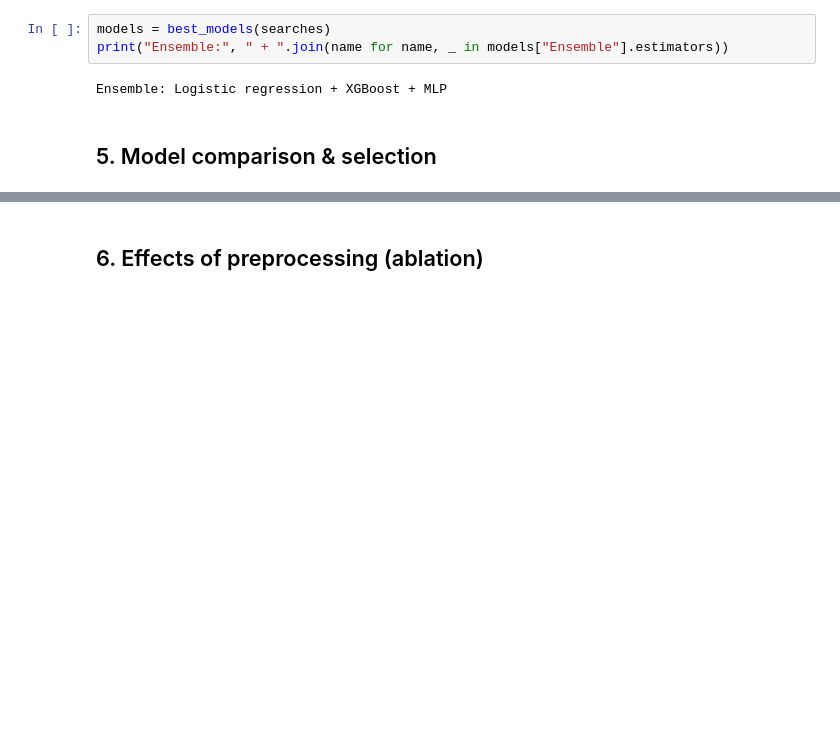
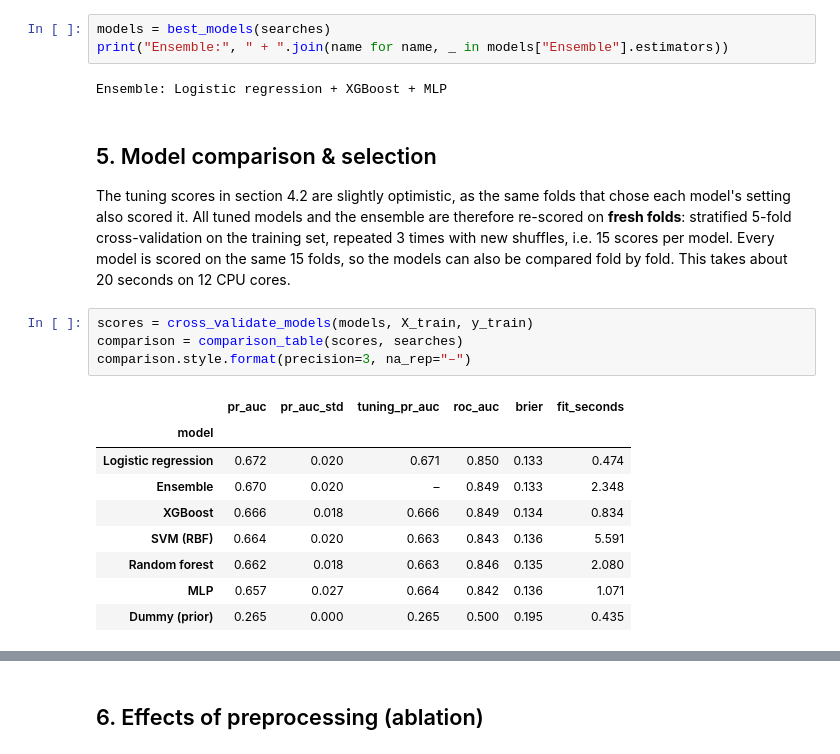
Before and after one commit to aljazfrancic/churn, a Jupyter notebook: churn_prediction.ipynb, the cells around one changed output, grey strips where cells are left out. Saved outputs shown, nothing was run; the diff lists cells and outputs as text; blank space fills up the shorter version.

```diff
--- a/churn_prediction.ipynb
+++ b/churn_prediction.ipynb
@@ -370,3 +372,19 @@ print("Ensemble:", " + ".join(name for name, _ in models["Ensemble"].estimators)
 Ensemble: Logistic regression + XGBoost + MLP
 # %% [markdown]
 ## 5. Model comparison & selection
+
+The tuning scores in section 4.2 are slightly optimistic, as the same folds that chose each model's setting also scored it. All tuned models and the ensemble are therefore re-scored on **fresh folds**: stratified 5-fold cross-validation on the training set, repeated 3 times with new shuffles, i.e. 15 scores per model. Every model is scored on the same 15 folds, so the models can also be compared fold by fold. This takes about 20 seconds on 12 CPU cores.
+# %%
+scores = cross_validate_models(models, X_train, y_train)
+comparison = comparison_table(scores, searches)
+comparison.style.format(precision=3, na_rep="–")
+# %% [output]
+|  | pr_auc | pr_auc_std | tuning_pr_auc | roc_auc | brier | fit_seconds |
+| model |  |  |  |  |  |  |
+| Logistic regression | 0.672 | 0.020 | 0.671 | 0.850 | 0.133 | 0.474 |
+| Ensemble | 0.670 | 0.020 | – | 0.849 | 0.133 | 2.348 |
+| XGBoost | 0.666 | 0.018 | 0.666 | 0.849 | 0.134 | 0.834 |
+| SVM (RBF) | 0.664 | 0.020 | 0.663 | 0.843 | 0.136 | 5.591 |
+| Random forest | 0.662 | 0.018 | 0.663 | 0.846 | 0.135 | 2.080 |
+| MLP | 0.657 | 0.027 | 0.664 | 0.842 | 0.136 | 1.071 |
+| Dummy (prior) | 0.265 | 0.000 | 0.265 | 0.500 | 0.195 | 0.435 |
```
Also changed, not shown: parts of 5 cells of this notebook, 4 other files.
